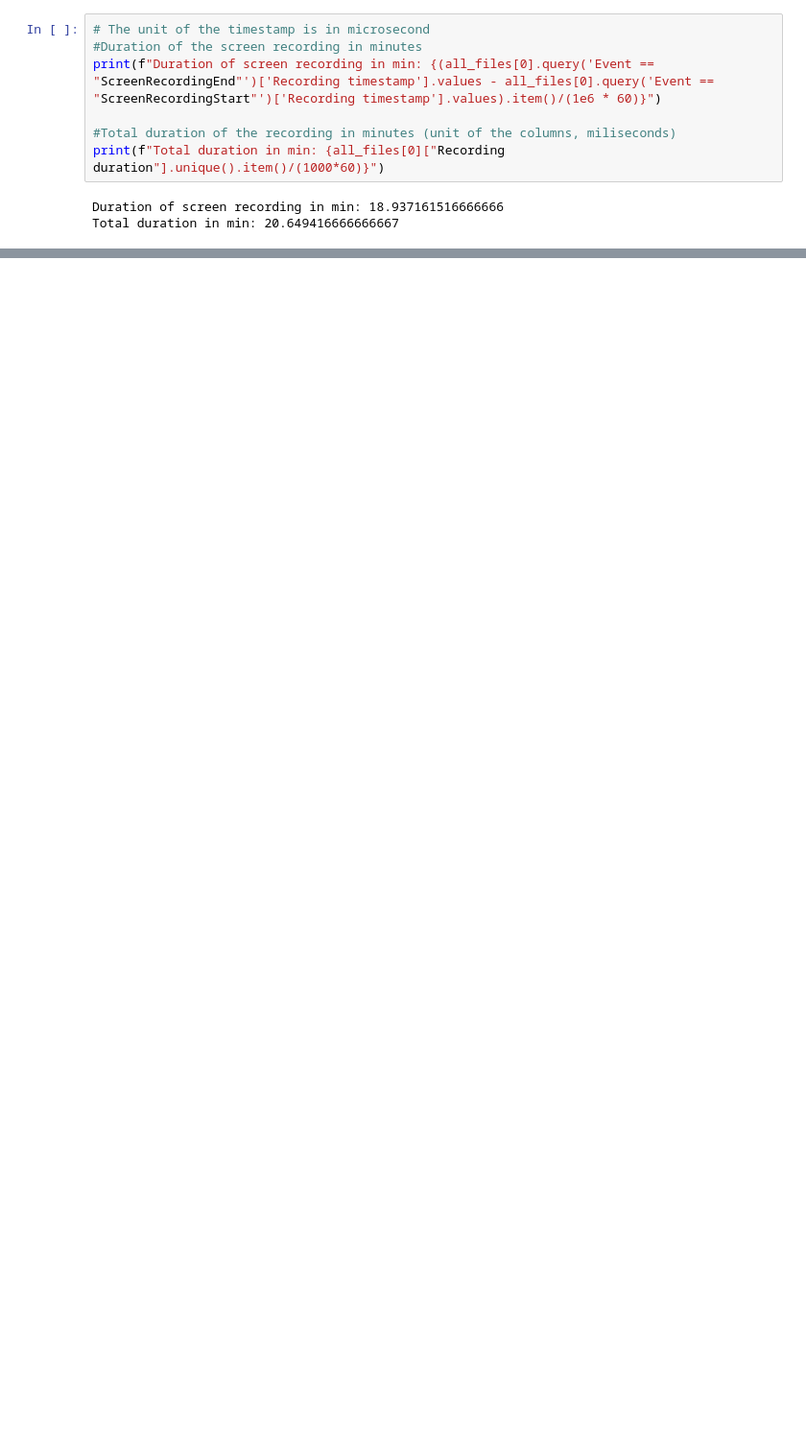
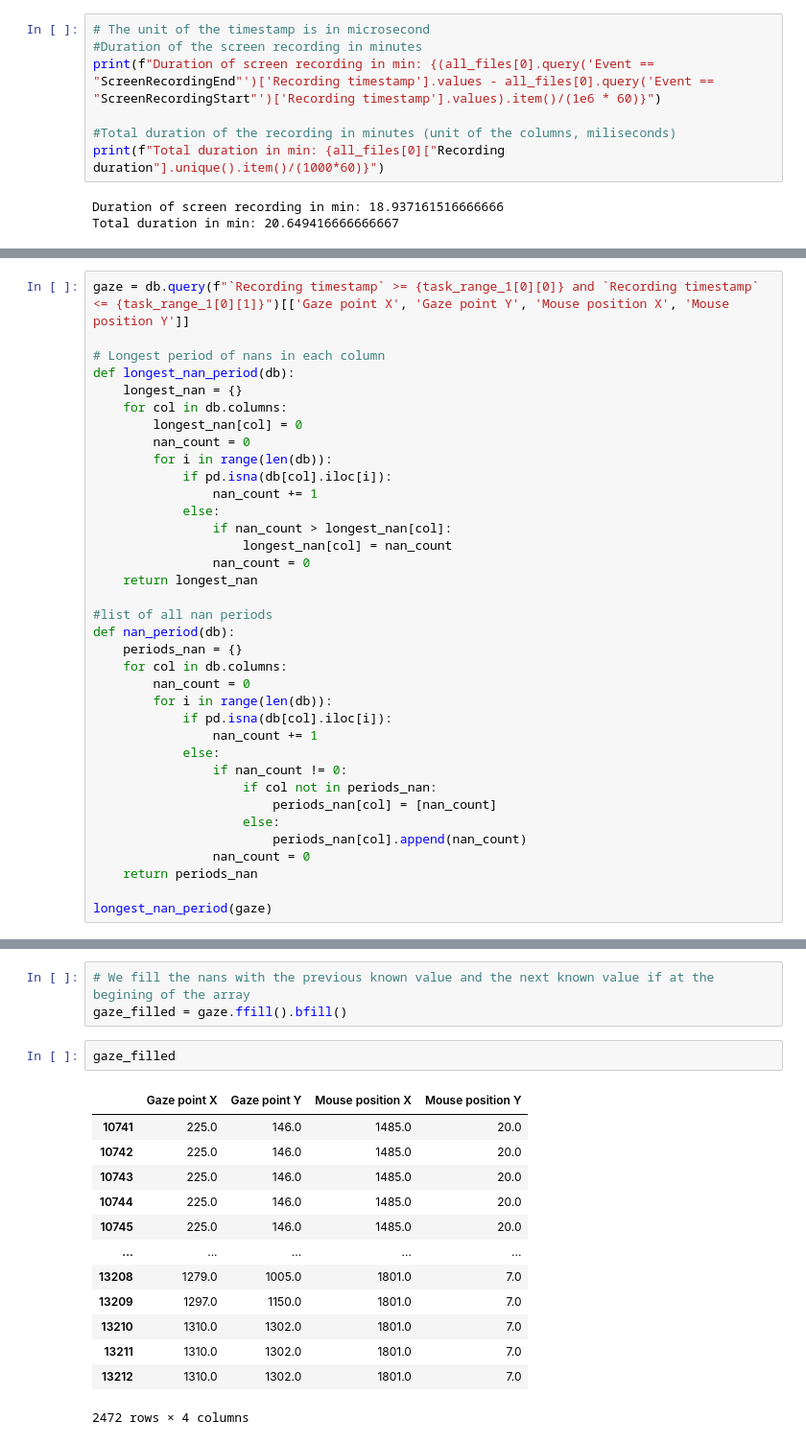
Before and after one commit to kruuZHAW/eye_tracking, a Jupyter notebook: notebooks/sandbox.ipynb, the cells around one changed output, grey strips where cells are left out. Shown: that part at 96% size. Drawn from its saved outputs; the diff is of its cells as text; blank space fills up the shorter version.

```diff
--- a/notebooks/sandbox.ipynb
+++ b/notebooks/sandbox.ipynb
@@ -173,0 +117,36 @@ end
+# %%
+gaze = db.query(f"`Recording timestamp` >= {task_range_1[0][0]} and `Recording timestamp` <= {task_range_1[0][1]}")[['Gaze point X', 'Gaze point Y', 'Mouse position X', 'Mouse position Y']]
+
+# Longest period of nans in each column
+def longest_nan_period(db):
+    longest_nan = {}
+    for col in db.columns:
+        longest_nan[col] = 0
+        nan_count = 0
+        for i in range(len(db)):
+            if pd.isna(db[col].iloc[i]):
+                nan_count += 1
+            else:
+                if nan_count > longest_nan[col]:
+                    longest_nan[col] = nan_count
+                nan_count = 0
+    return longest_nan
+
+#list of all nan periods
+def nan_period(db):
+    periods_nan = {}
+    for col in db.columns:
+        nan_count = 0
+        for i in range(len(db)):
+            if pd.isna(db[col].iloc[i]):
+                nan_count += 1
+            else:
+                if nan_count != 0:
+                    if col not in periods_nan:
+                        periods_nan[col] = [nan_count]
+                    else:
+                        periods_nan[col].append(nan_count)
+                nan_count = 0
+    return periods_nan
+
+longest_nan_period(gaze)
@@ -173,0 +158,19 @@ end
+# %%
+# We fill the nans with the previous known value and the next known value if at the begining of the array
+gaze_filled = gaze.ffill().bfill()
+# %%
+gaze_filled
+# %% [output]
+|  | Gaze point X | Gaze point Y | Mouse position X | Mouse position Y |
+| 10741 | 225.0 | 146.0 | 1485.0 | 20.0 |
+| 10742 | 225.0 | 146.0 | 1485.0 | 20.0 |
+| 10743 | 225.0 | 146.0 | 1485.0 | 20.0 |
+| 10744 | 225.0 | 146.0 | 1485.0 | 20.0 |
+| 10745 | 225.0 | 146.0 | 1485.0 | 20.0 |
+| ... | ... | ... | ... | ... |
+| 13208 | 1279.0 | 1005.0 | 1801.0 | 7.0 |
+| 13209 | 1297.0 | 1150.0 | 1801.0 | 7.0 |
+| 13210 | 1310.0 | 1302.0 | 1801.0 | 7.0 |
+| 13211 | 1310.0 | 1302.0 | 1801.0 | 7.0 |
+| 13212 | 1310.0 | 1302.0 | 1801.0 | 7.0 |
+2472 rows × 4 columns
```
Also changed, not shown: parts of 21 cells of this notebook, 2 other files.
